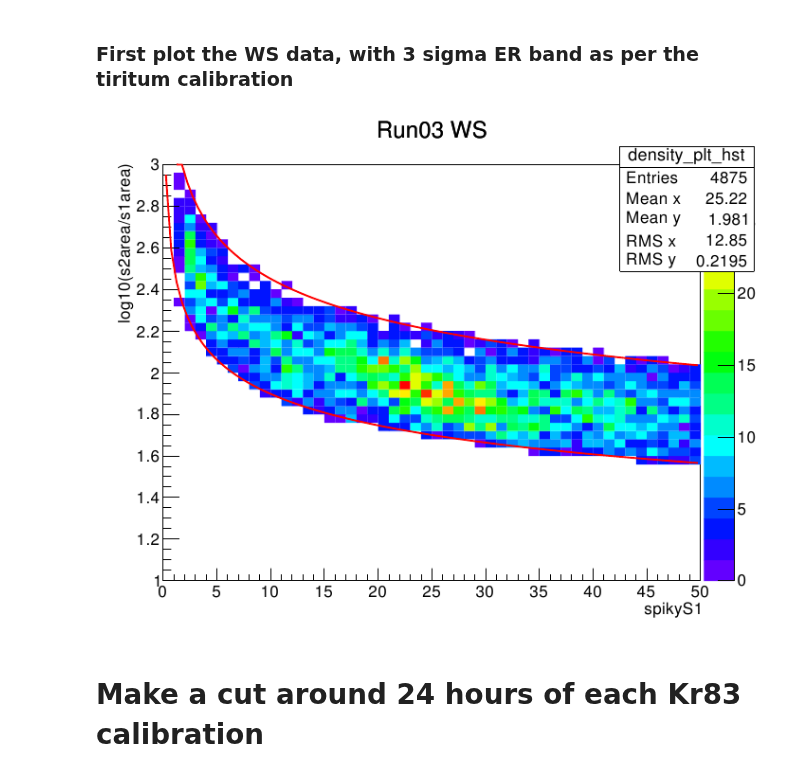
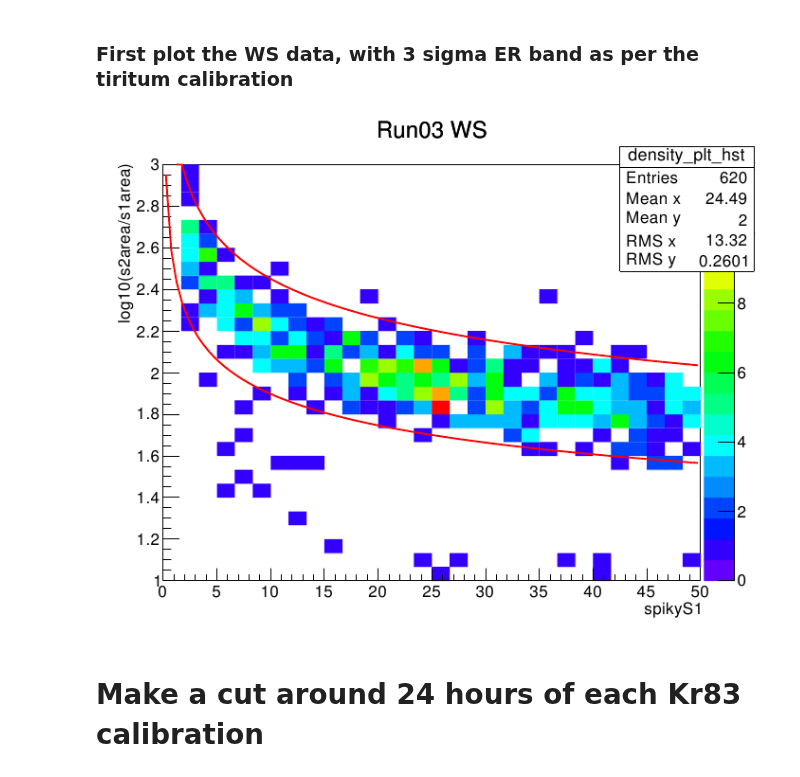
Before and after one commit to attdobi/iPyNb, a Jupyter notebook: Analysis_Code/Root_Run03_3keV_anomaly.ipynb, the cells around one changed output. Saved outputs shown, nothing was run; the diff lists cells and outputs as text; code cells hidden in the pictures.

```diff
--- a/Analysis_Code/Root_Run03_3keV_anomaly.ipynb
+++ b/Analysis_Code/Root_Run03_3keV_anomaly.ipynb
@@ -104,36 +104,36 @@ c1 = rootnotes.default_canvas(name='icanvas1', size=(1000, 800))
 # %%
 #95% ER bounds from tritium
 
 au = 3.2  #use 3.10 for 2 sigma bounds #90% 3.007
 bu = -0.1158
 
 al = 2.5; # use 2.592 for 2 sigma #90% 2.682
 bl =-0.1197;
 
 er_cut_l=TCut('log10(s2area/spikyS1)>{:g}*spikyS1^{:g}'.format(al,bl))
 er_cut_u=TCut('log10(s2area/spikyS1)<{:g}*spikyS1^{:g}'.format(au,bu))
 
 
-fid_vol=TCut('drift>35 && drift<308 && correctedRadius<25')
+fid_vol=TCut('drift>38 && drift<305 && correctedRadius<20')
 exclusion_cut=TCut('partner==0 && excluded==0 ')
 area_cut=TCut('spikyS1>0 && s1area<50 && spikyS1<50 && s2area_raw>150 && s2area>100 && s2area<10**5')
 bad_area_cut=TCut('((goodArea<=630 && badArea < 80) || (goodArea>630 && badArea < 80+0.095*(goodArea-630)))')
-combined_cut=TCut(fid_vol.GetTitle() + '&&'+ area_cut.GetTitle() + '&&' + bad_area_cut.GetTitle() + '&&' + er_cut_l.GetTitle() + '&&' + er_cut_u.GetTitle() + '&&' + exclusion_cut.GetTitle() );
-
-density_plt_hst=TH2F('density_plt_hst','Run03 WS;spikyS1;log10(s2area/s1area)',50,0,50,50,1,3)
+combined_cut=TCut(fid_vol.GetTitle() + '&&'+ area_cut.GetTitle() + '&&' + bad_area_cut.GetTitle() + '&&' + exclusion_cut.GetTitle() );
+#+ '&&' + er_cut_l.GetTitle() + '&&' + er_cut_u.GetTitle() +
+density_plt_hst=TH2F('density_plt_hst','Run03 WS;spikyS1;log10(s2area/s1area)',30,0,50,30,1,3)
 
 #chain2.SetMarkerStyle(6)
 #chain2.SetMarkerSize(10)
 n=chain.Draw('log10(s2area/spikyS1):spikyS1>>density_plt_hst',combined_cut,'colz') # WS is chain, chain2 is XeAct, chain3 is Cs137, 4 is DD
 
 fun1 = TF1( 'fun1', '{:g}*x^{:g}'.format(al,bl), 0, 50)
 fun2 = TF1( 'fun1', '{:g}*x^{:g}'.format(au,bu), 0, 50)
 fun1.Draw('Same')
 fun2.Draw('Same')
 
 c1
 # %% [output]
-[figure, old version]
+[figure, new version]
 # %% [markdown]
 <h1> Make a cut around 24 hours of each Kr83 calibration </h1>
 # %%
```
Also changed, not shown: parts of 7 cells of this notebook, 16 other files.
